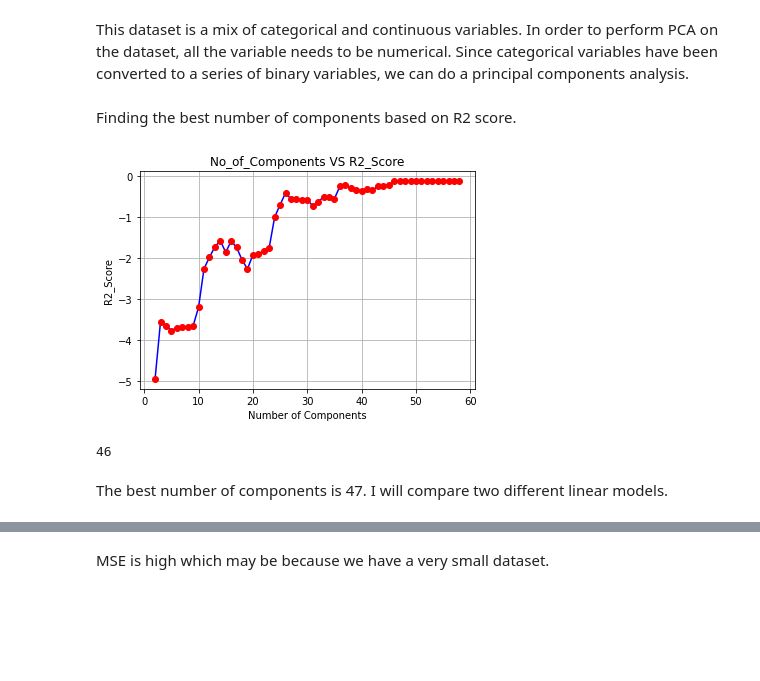
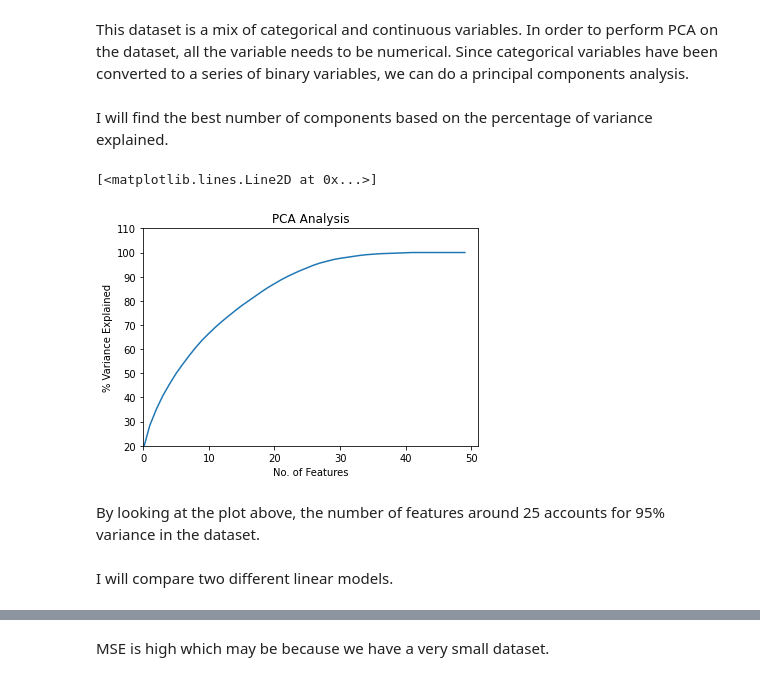
Before and after one commit to kseonghwan89/Automobile.sunghwan, a Jupyter notebook: Automobile.ipynb, the cells around one changed output, grey strips where cells are left out. Cells and saved outputs as stored; diff of their text form; code cells hidden in the pictures; blank space fills up the shorter version.

```diff
--- a/Automobile.ipynb
+++ b/Automobile.ipynb
@@ -486,34 +486,27 @@ RMSE :  29.9914
 This dataset is a mix of categorical and continuous variables. In order to perform PCA on the dataset, all the variable needs to be numerical.
 Since categorical variables have been converted to a series of binary variables, we can do a principal components analysis.
 # %% [markdown]
-Finding the best number of components based on R2 score.
+I will find the best number of components based on the percentage of variance explained.
-# %%
-i_value=[]
-r2_value=[]
-for i in range(2,np.size(X,1)+1):
-
-    X_train, X_test, y_train, y_test = train_test_split(X, y, train_size=0.8, random_state=42)
-    # Applying PCA
-    pca = PCA(n_components = i)
-    X_train = pca.fit_transform(X_train)
-    X_test = pca.transform(X_test)
-
-    # Training And Testing the model
-    regressor = LinearRegression()
-    regressor.fit(X_train,y_train)
-    y_pred = regressor.predict(X_test)
-    r2_value.append(r2_score(y_pred,y_test).round(4))
-    i_value.append(i)
-
-# Plotting the r2 Score with different number of components for PCA
-plt.plot(i_value,r2_value,marker='o',mfc='red',mec='red',color='blue')
-plt.xlabel('Number of Components')
-plt.ylabel('R2_Score')
-plt.title('No_of_Components VS R2_Score')
-plt.grid(b=None)
-plt.show()
-# %% [output]
-[figure, removed]
+# %%
+from sklearn.preprocessing import scale
+X = scale(X)
+covar_matrix = PCA(n_components=50)
+covar_matrix.fit(X)
+
+variance=covar_matrix.explained_variance_ratio_
+var=np.cumsum(np.round(covar_matrix.explained_variance_ratio_,decimals=3)*100)
+
+plt.ylabel('% Variance Explained')
+plt.xlabel('No. of Features')
+plt.title('PCA Analysis')
+plt.ylim(20,110)
+plt.xlim(0,51)
+plt.plot(var)
+# %% [output]
+[<matplotlib.lines.Line2D at 0x...>]
+[figure, added]
+# %% [markdown]
+By looking at the plot above, the number of features around 25 accounts for 95% variance in the dataset.
 # %%
 # Applying PCA
 X_train, X_test, y_train, y_test = train_test_split(X, y, train_size=0.8, random_state=42)
@@ -522,11 +515,7 @@ pca = PCA(n_components = n)
 X_train = pca.fit_transform(X_train)
 X_test = pca.transform(X_test)
-# %%
-print(n)
-# %% [output]
-46
 # %% [markdown]
-The best number of components is 47. I will compare two different linear models.
+I will compare two different linear models.
 # %%
 model_name(LinearRegression())
 # %% [output]
```
Also changed, not shown: parts of 6 cells of this notebook.
